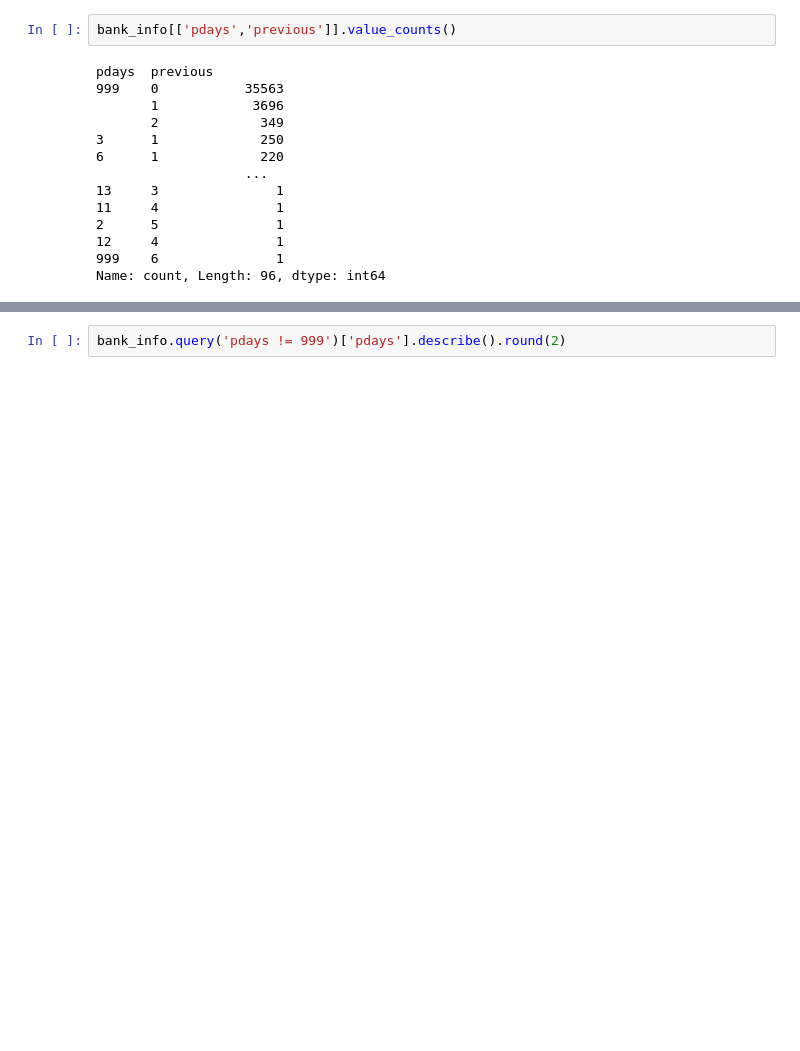
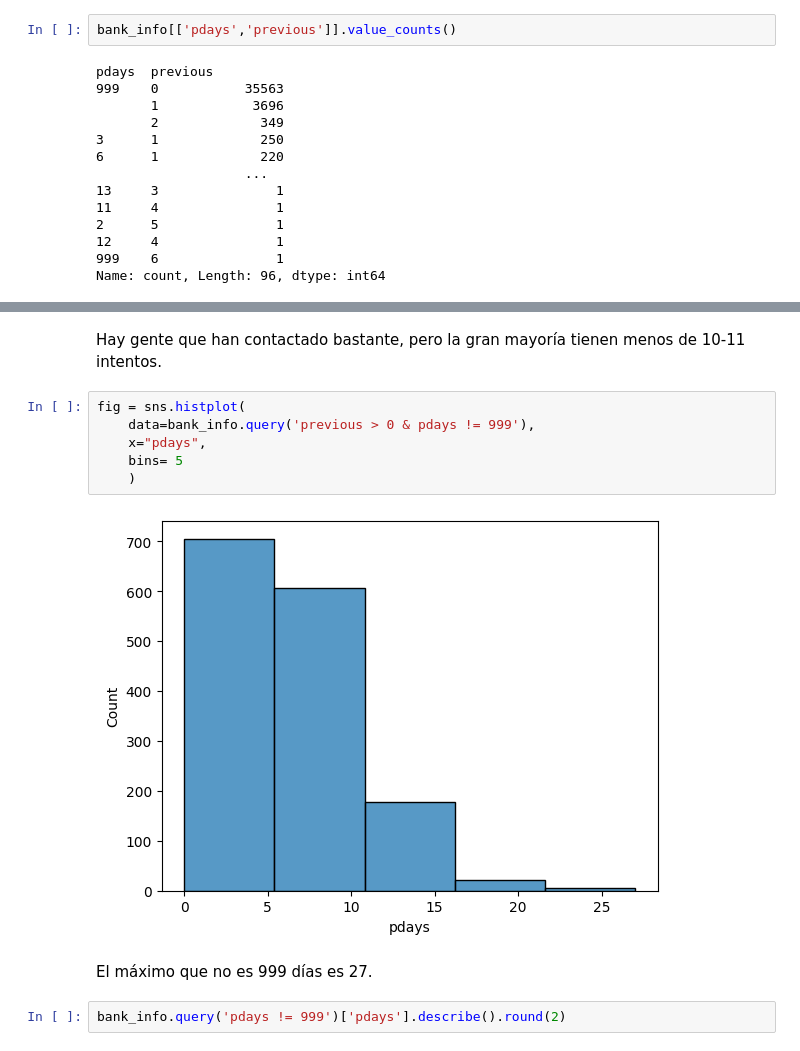
Before and after one commit to diegodelarubia/Trabajo_Final_Master-TFM-, a Jupyter notebook: analysis/analysis_tfm_leoBetancourt.ipynb, the cells around one changed output, grey strips where cells are left out. Cells and saved outputs as stored; diff of their text form; blank space fills up the shorter version.

```diff
--- a/analysis/analysis_tfm_leoBetancourt.ipynb
+++ b/analysis/analysis_tfm_leoBetancourt.ipynb
@@ -99,3 +185,15 @@ Name: count, Length: 96, dtype: int64
+# %% [markdown]
+Hay gente que han contactado bastante, pero la gran mayoría tienen menos de 10-11 intentos.
+# %%
+fig = sns.histplot(
+    data=bank_info.query('previous > 0 & pdays != 999'),
+    x="pdays",
+    bins= 5
+    )
+# %% [output]
+[figure, added]
+# %% [markdown]
+El máximo que no es 999 días es 27.
 # %%
 bank_info.query('pdays != 999')['pdays'].describe().round(2)
 # %% [output]
```
Also changed, not shown: parts of 19 cells of this notebook, 2 other files.
